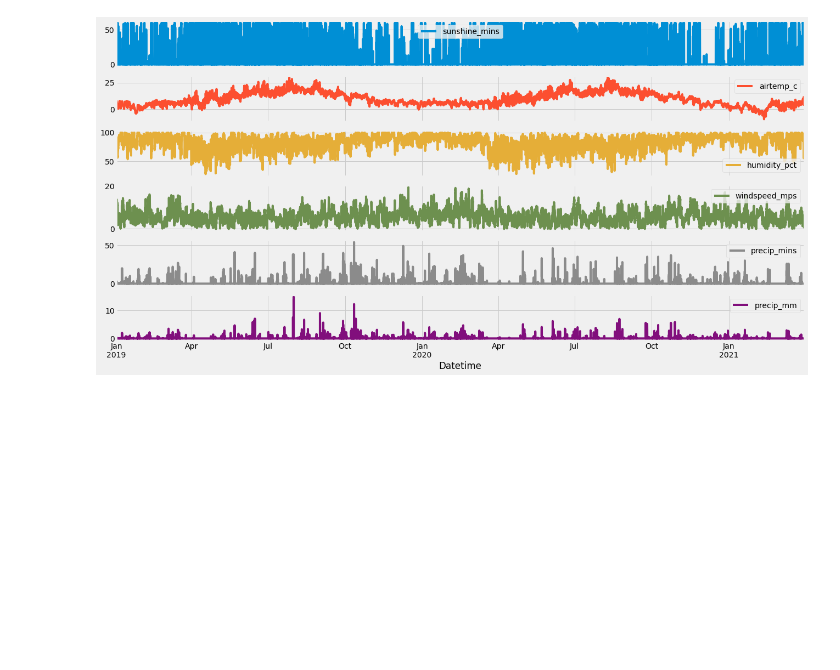
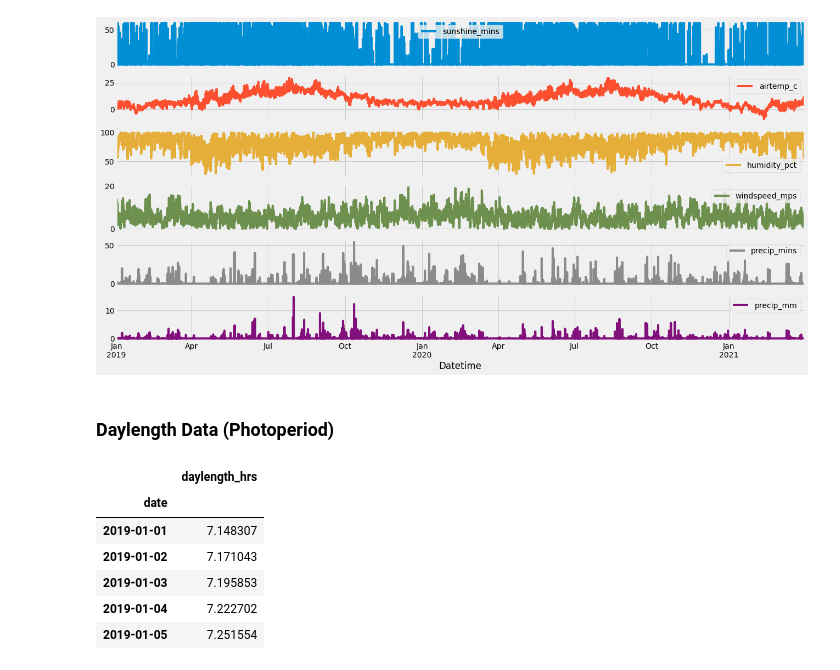
Before and after one commit to nbvanting/thesis, a Jupyter notebook: model/Data Preparation.ipynb, the cells around one changed output. Saved outputs shown, nothing was run; the diff lists cells and outputs as text; code cells hidden in the pictures; blank space fills up the shorter version.

```diff
--- a/model/Data Preparation.ipynb
+++ b/model/Data Preparation.ipynb
@@ -186,3 +186,24 @@ plt.show()
 kld_features = pd.merge(kld, weather, left_index=True, right_index=True)
 # %%
 stb_features = pd.merge(stb, weather, left_index=True, right_index=True)
+# %% [markdown]
+### Daylength Data (Photoperiod)
+# %%
+daylengths = pd.read_csv('../data/daylengths.csv').transpose().iloc[1:]
+daylengths.reset_index(inplace=True)
+daylengths.columns = ['date', 'daylength_hrs']
+
+daylengths['date'] = daylengths['date'].apply(lambda row: row[1:])
+daylengths['date'] = pd.to_datetime(daylengths['date'], format='%Y.%m.%d')
+
+daylengths.set_index('date', inplace=True)
+
+daylengths.head()
+# %% [output]
+|  | daylength_hrs |
+| date |  |
+| 2019-01-01 | 7.148307 |
+| 2019-01-02 | 7.171043 |
+| 2019-01-03 | 7.195853 |
+| 2019-01-04 | 7.222702 |
+| 2019-01-05 | 7.251554 |
```
Also changed, not shown: parts of 9 cells of this notebook, 4 other files.
